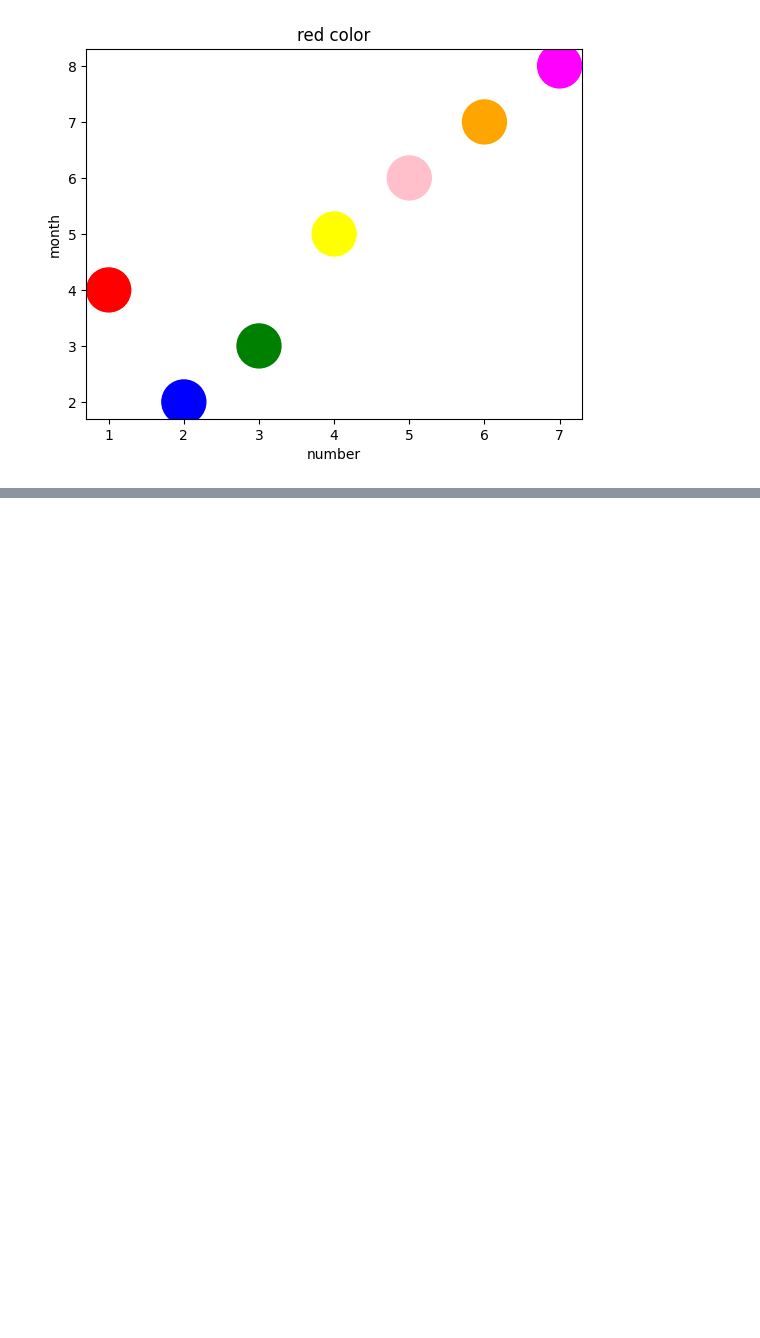
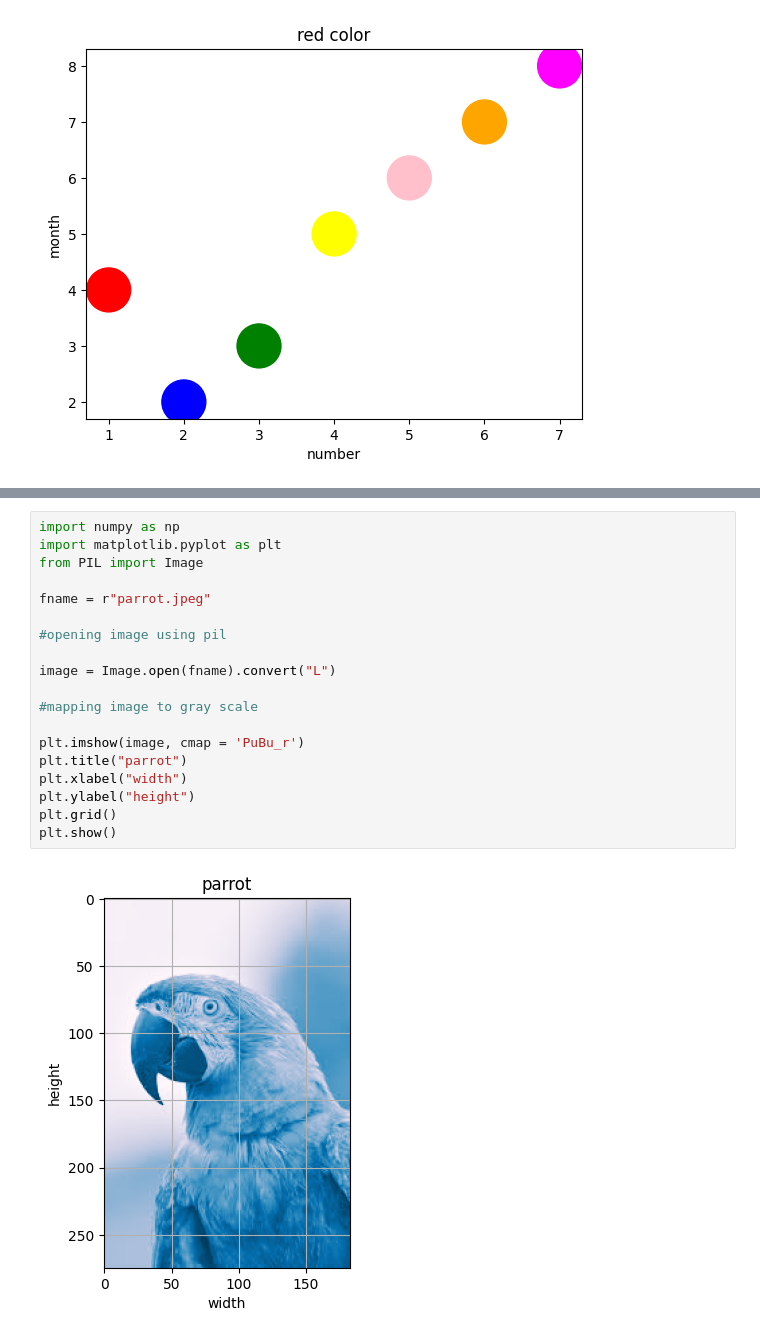
Before and after one commit to Sahilkushwaha7777/matplotpractice, a Jupyter notebook: matplotlib.ipynb, the cells around one changed output, grey strips where cells are left out. Saved outputs shown, nothing was run; the diff lists cells and outputs as text; blank space fills up the shorter version.

```diff
--- a/matplotlib.ipynb
+++ b/matplotlib.ipynb
@@ -128,0 +165,21 @@ plt.show()
+# %%
+import numpy as np
+import matplotlib.pyplot as plt
+from PIL import Image
+
+fname = r"parrot.jpeg"
+
+#opening image using pil
+
+image = Image.open(fname).convert("L")
+
+#mapping image to gray scale
+
+plt.imshow(image, cmap = 'PuBu_r')
+plt.title("parrot")
+plt.xlabel("width")
+plt.ylabel("height")
+plt.grid()
+plt.show()
+# %% [output]
+[figure, added]
```
Also changed, not shown: parts of 4 cells of this notebook.
